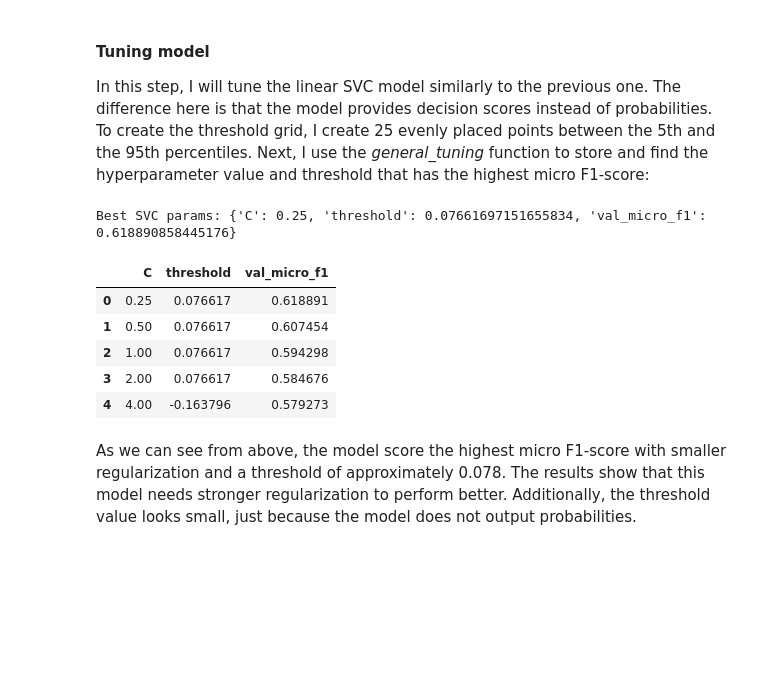
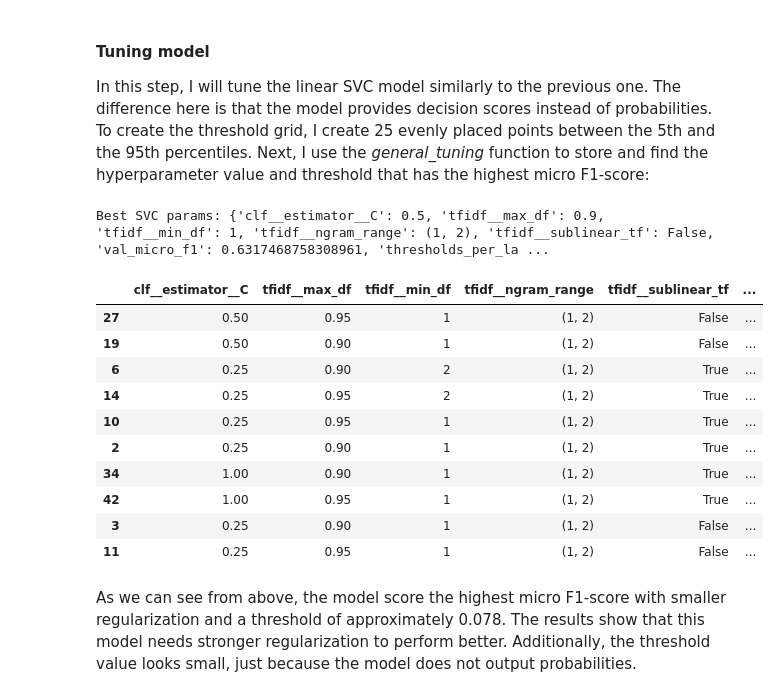
Before and after one commit to KaterinaSSlavova/Crisis-Help-Classification, a Jupyter notebook: Notebooks/03_modeling_baselines.ipynb, the cells around one changed output. Drawn from its saved outputs; the diff is of its cells as text; code cells hidden in the pictures; blank space fills up the shorter version.

```diff
--- a/Notebooks/03_modeling_baselines.ipynb
+++ b/Notebooks/03_modeling_baselines.ipynb
@@ -31,11 +37,11 @@ def make_tfidf():
     return TfidfVectorizer(
         preprocessor=preprocess_text,
         tokenizer=str.split,
-        token_pattern=None,
         ngram_range=(1, 1),
         min_df=2,
         max_df=0.95,
-        sublinear_tf=True
+        sublinear_tf=True,
+        token_pattern=None
     )
 # %% [markdown]
 ## Get model scores
@@ -216,26 +234,40 @@ def make_svc_pipe():
 #### Tuning model
 In this step, I will tune the linear SVC model similarly to the previous one. The difference here is that the model provides decision scores instead of probabilities. To create the threshold grid, I create 25 evenly placed points between the 5th and the 95th percentiles. Next, I use the *general_tuning* function to store and find the hyperparameter value and threshold that has the highest micro F1-score:
 # %%
-svm_probe = make_svc_pipe(C=1.0)
-svm_probe.fit(X_train, y_train)
+import numpy as np
+from sklearn.model_selection import ParameterGrid
+import pandas as pd
 
-val_scores = get_scores(svm_probe, X_val)
-thresholds_svm = np.percentile(val_scores, np.linspace(5, 95, 25))
-C_grid = [0.25, 0.5, 1.0, 2.0, 4.0]
-param_grid = [{"C": C} for C in C_grid]
+param_grid = list(ParameterGrid({
+    "clf__estimator__C": [0.25, 0.5, 1.0, 2.0, 4.0],
+    "tfidf__ngram_range": [(1,1), (1,2)],
+    "tfidf__min_df": [1, 2],
+    "tfidf__max_df": [0.9, 0.95],
+    "tfidf__sublinear_tf": [True, False],
+}))
 
-best_svm, svm_results = general_tuning(X_train, y_train, X_val, y_val,make_pipeline_fn=make_svc_pipe,param_grid=param_grid,thresholds=thresholds_svm)
+svc_probe = make_svc_pipe()
+svc_probe.fit(X_train, y_train)
+val_scores = get_scores(svc_probe, X_val)
+q = np.linspace(1, 99, 41)
+thresholds = np.unique(np.concatenate([np.percentile(val_scores[:, j], q)for j in range(val_scores.shape[1])]))
+best_svc, svc_results = general_tuning(X_train, y_train, X_val, y_val,make_pipeline_fn=make_svc_pipe,param_grid=param_grid,thresholds=thresholds)
 
-print("Best SVC params:", {k: best_svm[k] for k in best_svm if k not in ["model"]})
-display(svm_results.sort_values("val_micro_f1", ascending=False).head(10))
+print("Best SVC params:", {k: best_svc[k] for k in best_svc if k not in ["model"]})
+display(svc_results.sort_values("val_micro_f1", ascending=False).head(10))
 # %% [output]
-Best SVC params: {'C': 0.25, 'threshold': 0.07661697151655834, 'val_micro_f1': 0.618890858445176}
+Best SVC params: {'clf__estimator__C': 0.5, 'tfidf__max_df': 0.9, 'tfidf__min_df': 1, 'tfidf__ngram_range': (1, 2), 'tfidf__sublinear_tf': False, 'val_micro_f1': 0.6317468758308961, 'thresholds_per_la ...
-|  | C | threshold | val_micro_f1 |
-| 0 | 0.25 | 0.076617 | 0.618891 |
-| 1 | 0.50 | 0.076617 | 0.607454 |
-| 2 | 1.00 | 0.076617 | 0.594298 |
-| 3 | 2.00 | 0.076617 | 0.584676 |
-| 4 | 4.00 | -0.163796 | 0.579273 |
+|  | clf__estimator__C | tfidf__max_df | tfidf__min_df | tfidf__ngram_range | tfidf__sublinear_tf | ... |
+| 27 | 0.50 | 0.95 | 1 | (1, 2) | False | ... |
+| 19 | 0.50 | 0.90 | 1 | (1, 2) | False | ... |
+| 6 | 0.25 | 0.90 | 2 | (1, 2) | True | ... |
+| 14 | 0.25 | 0.95 | 2 | (1, 2) | True | ... |
+| 10 | 0.25 | 0.95 | 1 | (1, 2) | True | ... |
+| 2 | 0.25 | 0.90 | 1 | (1, 2) | True | ... |
+| 34 | 1.00 | 0.90 | 1 | (1, 2) | True | ... |
+| 42 | 1.00 | 0.95 | 1 | (1, 2) | True | ... |
+| 3 | 0.25 | 0.90 | 1 | (1, 2) | False | ... |
+| 11 | 0.25 | 0.95 | 1 | (1, 2) | False | ... |
 # %% [markdown]
 As we can see from above, the model score the highest micro F1-score with smaller regularization and a threshold of approximately 0.078. The results show that this model needs stronger regularization to perform better. Additionally, the threshold value looks small, just because the model does not output probabilities.
 # %% [markdown]
```
Also changed, not shown: parts of 14 cells of this notebook, 7 other files.
